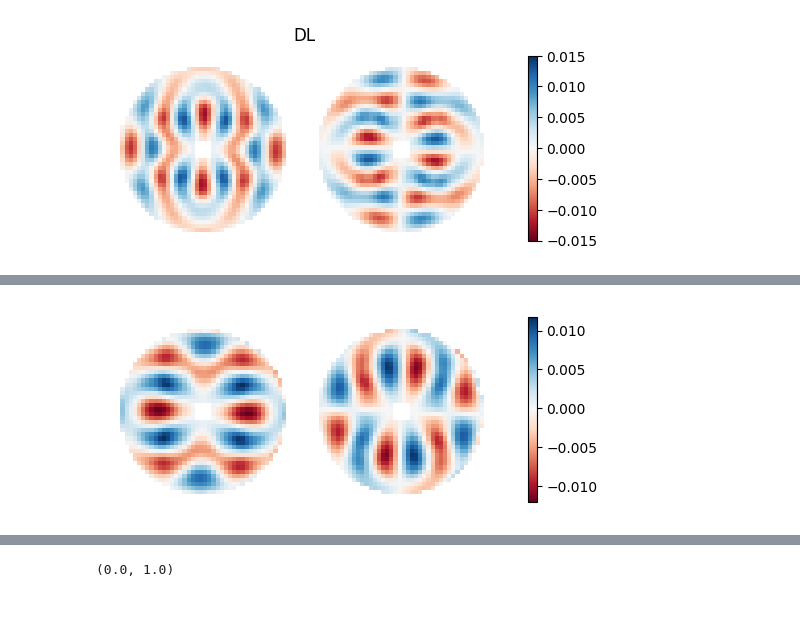
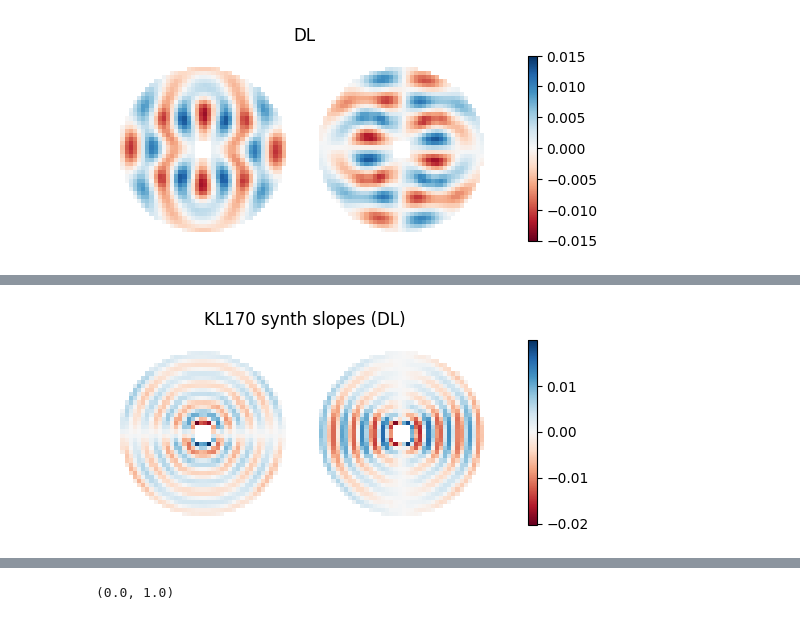
Before and after one commit to Menessao/SPECULA, a Jupyter notebook: config/ErrorBudget/LBTplots.ipynb, the cells around one changed output, grey strips where cells are left out. Saved outputs shown, nothing was run; the diff lists cells and outputs as text; code cells hidden in the pictures.

```diff
--- a/config/ErrorBudget/LBTplots.ipynb
+++ b/config/ErrorBudget/LBTplots.ipynb
@@ -90,7 +90,7 @@ from specula.lib.make_mask import make_mask
 # plt.figure()
 # plt.imshow(np.logical_xor(pmask,pmask2),origin='lower')
 # %%
-def show2d_slopes(slopes,npix=120,normalize:bool=False,title='',vmin=None,vmax=None,ppath='pyr_pupdata_40x40'):
+def show2d_slopes(slopes,npix=120,normalize:bool=False,title='',vmin=None,vmax=None,show=True,ppath='pyr_pupdata_40x40'):
     if normalize:
         slopes -= np.mean(slopes)
         slopes_rms = np.std(slopes)
@@ -109,13 +109,14 @@ def show2d_slopes(slopes,npix=120,normalize:bool=False,title='',vmin=None,vmax=N
     if vmax is None:
         vmax = np.max(f2d)
 
-    plt.figure()
-    plt.imshow(np.ma.masked_array(f2d,mask=np.abs(f2d)==0),origin='lower',cmap='RdBu',vmin=vmin,vmax=vmax)
-    plt.ylim([12,60])
-    plt.xlim([12,108])
-    plt.axis('off')
-    plt.title(title)
-    plt.colorbar(shrink=0.5)
+    if show:
+        plt.figure()
+        plt.imshow(np.ma.masked_array(f2d,mask=np.abs(f2d)==0),origin='lower',cmap='RdBu',vmin=vmin,vmax=vmax)
+        plt.ylim([12,60])
+        plt.xlim([12,108])
+        plt.axis('off')
+        plt.title(title)
+        plt.colorbar(shrink=0.5)
     return f2d
 # %%
 frames = fits.getdata('/raid1/mmenessini/results/SOUL/KLv30dx/scratch_synim/ccd.fits')
@@ -329,24 +384,73 @@ tempim = fits.getdata('/raid1/mmenessini/calibration/SOUL/KLv30dx/im/pyr3.0_40x4
 pupids = fits.getdata('/raid1/mmenessini/calibration/SOUL/KLv30dx/pupils/pup_ids.fits')
 
 half_mask = pyr_masks[:60,:120].astype(bool)
-idx = 30
+idx = 170
 img = np.zeros(np.size(half_mask))
 img[half_mask.flatten()] = tempim[pupids,idx]
 img = img.reshape([60,120])
 
 plt.figure()
-plt.imshow(img,origin='lower',cmap='RdBu')
+plt.imshow(np.ma.masked_array(img,mask=img==0),origin='lower',cmap='RdBu')
 plt.colorbar(shrink=0.5)
+plt.ylim([12,60])
+plt.xlim([12,120-12-1])
+plt.axis('off')
+plt.title(f'KL{idx} meas slopes')
 
-f2dopt=show2d_slopes(optsynim[:,idx],ppath='lbt_pupdata')
-f2d=show2d_slopes(synim[:,idx],ppath='lbt_pupdata')
-f2dp=show2d_slopes(synimp[:,idx],ppath='lbt_pupdata')
+f2dopt=show2d_slopes(optsynim[:,idx],ppath='lbt_pupdata',title=f'KL{idx} synth slopes (DL)')
+# f2d=show2d_slopes(synim[:,idx],ppath='lbt_pupdata',title=f'KL{idx} synth slopes (PCinf)')
+f2dp=show2d_slopes(synimp[:,idx],ppath='lbt_pupdata',title=f'KL{idx} synth slopes (PCperf)')
+
 
 plt.figure()
-plt.imshow(img-f2dopt[:60,:]*np.std(tempim[pupids,idx])/np.std(optsynim[:,idx]),origin='lower',cmap='RdBu')
+plt.imshow(np.ma.masked_array(img-f2dopt[:60,:]*np.std(tempim[pupids,idx])/np.std(optsynim[:,idx]),mask=img==0),origin='lower',cmap='RdBu')
 plt.colorbar(shrink=0.5)
+plt.ylim([12,60])
+plt.xlim([12,120-12-1])
+plt.axis('off')
+plt.title(f'KL{idx} slopes\nDiff: meas - synth (DL)')
+
+
+N = 500
+diff = np.zeros_like(img)
+meas = np.zeros_like(img)
+synth = np.zeros_like(img)
+for i in range(N):
+    img = np.zeros(np.size(half_mask))
+    img[half_mask.flatten()] = tempim[pupids,i]
+    img = img.reshape([60,120])
+    f2d=show2d_slopes(optsynim[:,i],ppath='lbt_pupdata',show=False)
+    simg = (f2d[:60,:]*np.std(tempim[pupids,i])/np.std(optsynim[:,i]))
+    meas += img**2
+    synth += simg**2
+    diff += (img-simg)**2
+    # diff += abs(-img+f2d[:60,:]*np.std(tempim[pupids,i])/np.std(optsynim[:,i]))/N
+rms_diff = np.sqrt(diff/N)
+meas_var = meas/N
+synth_var = synth/N
+# rms_diff = diff
 
 plt.figure()
-plt.imshow(f2dp[:60,:]*4e+9-f2d[:60,:]*4e+9,origin='lower',cmap='RdBu')
+plt.imshow(np.ma.masked_array(meas_var,mask=rms_diff==0),origin='lower',cmap='RdBu',vmin=0,vmax=5e+14)
 plt.colorbar(shrink=0.5)
+plt.ylim([12,60])
+plt.xlim([12,120-12-1])
+plt.axis('off')
+plt.title(f'Meas slopes variance')
+
+plt.figure()
+plt.imshow(np.ma.masked_array(synth_var,mask=rms_diff==0),origin='lower',cmap='RdBu',vmin=0,vmax=5e+14)
+plt.colorbar(shrink=0.5)
+plt.ylim([12,60])
+plt.xlim([12,120-12-1])
+plt.axis('off')
+plt.title(r'Synth (DL) slopes variance')
+
+plt.figure()
+plt.imshow(np.ma.masked_array(rms_diff,mask=rms_diff==0),origin='lower',cmap='RdBu')
+plt.colorbar(shrink=0.5)
+plt.ylim([12,60])
+plt.xlim([12,120-12-1])
+plt.axis('off')
+plt.title(f'Diff RMS: meas - synth (DL)')
 # %% [output]
@@ -355 +459 @@ plt.colorbar(shrink=0.5)
-[figure, old version]
+[figure, new version]
```
Also changed, not shown: parts of 8 cells of this notebook, 9 other files.
